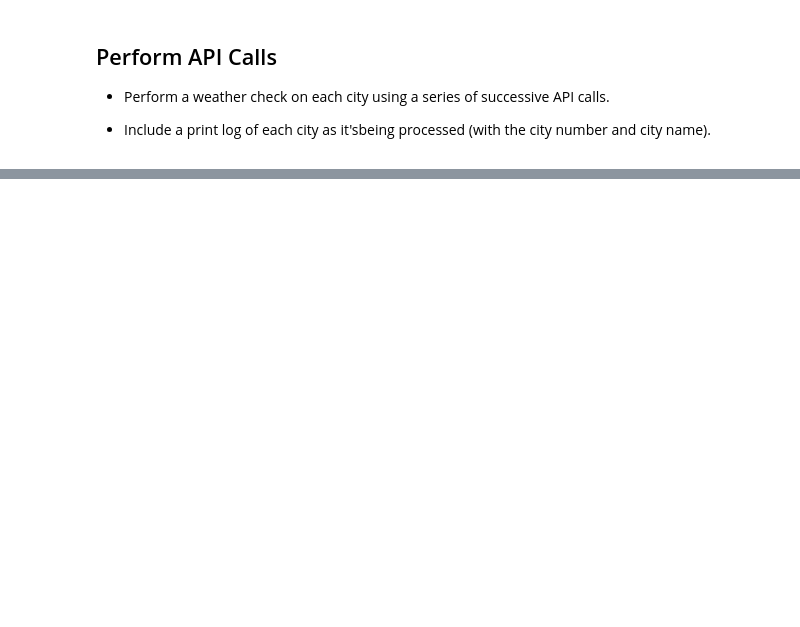
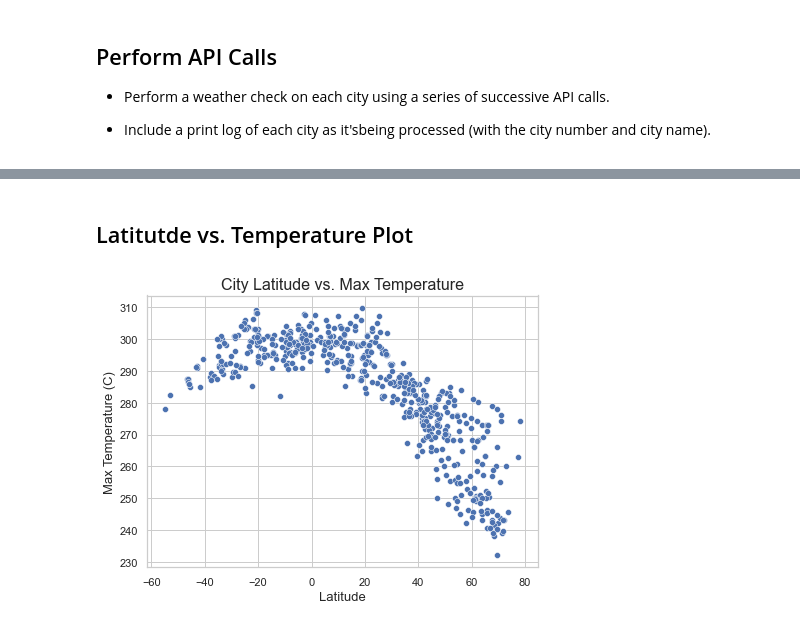
Before and after one commit to JBGA21/python-api-challenge, a Jupyter notebook: WeatherPy/WeatherPy.ipynb, the cells around one changed output, grey strips where cells are left out. Drawn from its saved outputs; the diff is of its cells as text; code cells hidden in the pictures; blank space fills up the shorter version.

Commit message:
First plots added

```diff
--- a/WeatherPy/WeatherPy.ipynb
+++ b/WeatherPy/WeatherPy.ipynb
@@ -145,0 +175,4 @@ The first requirement is to create a series of scatter plots to showcase the fol
+# %%
+# Load the new csv into a dataframe
+cities = pd.read_csv('output_data/cities.csv')
+cities
@@ -145,0 +220,16 @@ The first requirement is to create a series of scatter plots to showcase the fol
+# %% [markdown]
+## Latitutde vs. Temperature Plot
+# %%
+sns.set(style='whitegrid')
+
+fig, ax = plt.subplots(figsize=(7,5))
+
+sns.scatterplot(data=cities, x='Latitude', y='Max Temp')
+
+ax.set_title('City Latitude vs. Max Temperature', fontsize=16)
+ax.set_xlabel('Latitude', fontsize=13)
+ax.set_ylabel('Max Temperature (C)', fontsize=13)
+
+plt.show()
+# %% [output]
+[figure, added]
```
Also changed, not shown: parts of 29 cells of this notebook, 1 other file.
